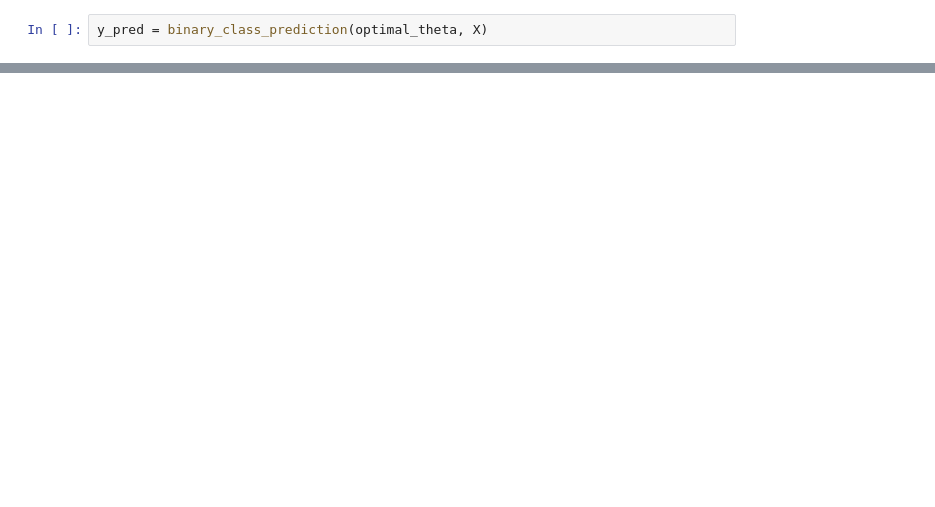
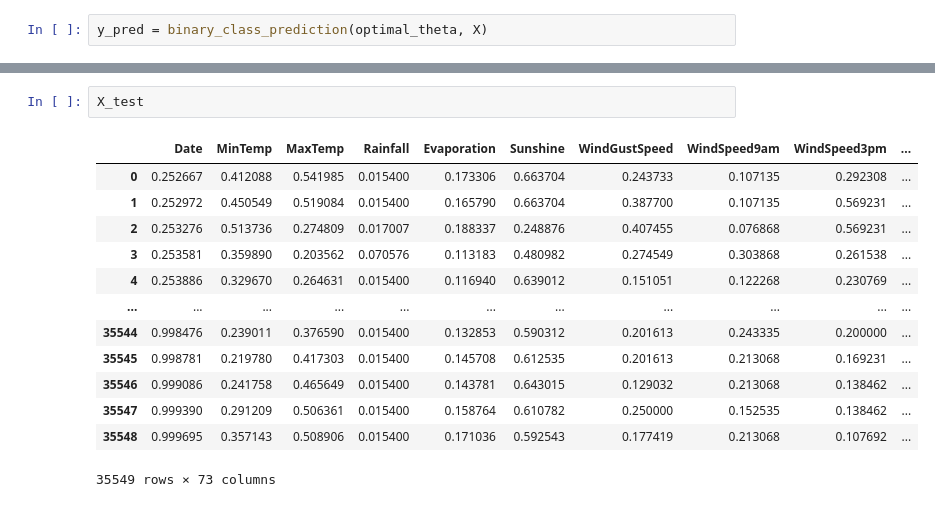
Before and after one commit to Dok-tor/technopark, a Jupyter notebook: ML/DZ2/HW2.ipynb, the cells around one changed output, grey strips where cells are left out. Saved outputs shown, nothing was run; the diff lists cells and outputs as text; blank space fills up the shorter version.

```diff
--- a/ML/DZ2/HW2.ipynb
+++ b/ML/DZ2/HW2.ipynb
@@ -290,0 +497,16 @@ y_pred = binary_class_prediction(optimal_theta, X)
+# %%
+X_test
+# %% [output]
+|  | Date | MinTemp | MaxTemp | Rainfall | Evaporation | Sunshine | WindGustSpeed | WindSpeed9am | WindSpeed3pm | ... |
+| 0 | 0.252667 | 0.412088 | 0.541985 | 0.015400 | 0.173306 | 0.663704 | 0.243733 | 0.107135 | 0.292308 | ... |
+| 1 | 0.252972 | 0.450549 | 0.519084 | 0.015400 | 0.165790 | 0.663704 | 0.387700 | 0.107135 | 0.569231 | ... |
+| 2 | 0.253276 | 0.513736 | 0.274809 | 0.017007 | 0.188337 | 0.248876 | 0.407455 | 0.076868 | 0.569231 | ... |
+| 3 | 0.253581 | 0.359890 | 0.203562 | 0.070576 | 0.113183 | 0.480982 | 0.274549 | 0.303868 | 0.261538 | ... |
+| 4 | 0.253886 | 0.329670 | 0.264631 | 0.015400 | 0.116940 | 0.639012 | 0.151051 | 0.122268 | 0.230769 | ... |
+| ... | ... | ... | ... | ... | ... | ... | ... | ... | ... | ... |
+| 35544 | 0.998476 | 0.239011 | 0.376590 | 0.015400 | 0.132853 | 0.590312 | 0.201613 | 0.243335 | 0.200000 | ... |
+| 35545 | 0.998781 | 0.219780 | 0.417303 | 0.015400 | 0.145708 | 0.612535 | 0.201613 | 0.213068 | 0.169231 | ... |
+| 35546 | 0.999086 | 0.241758 | 0.465649 | 0.015400 | 0.143781 | 0.643015 | 0.129032 | 0.213068 | 0.138462 | ... |
+| 35547 | 0.999390 | 0.291209 | 0.506361 | 0.015400 | 0.158764 | 0.610782 | 0.250000 | 0.152535 | 0.138462 | ... |
+| 35548 | 0.999695 | 0.357143 | 0.508906 | 0.015400 | 0.171036 | 0.592543 | 0.177419 | 0.213068 | 0.107692 | ... |
+35549 rows × 73 columns
```
Also changed, not shown: parts of 34 cells of this notebook, 8 other files.
